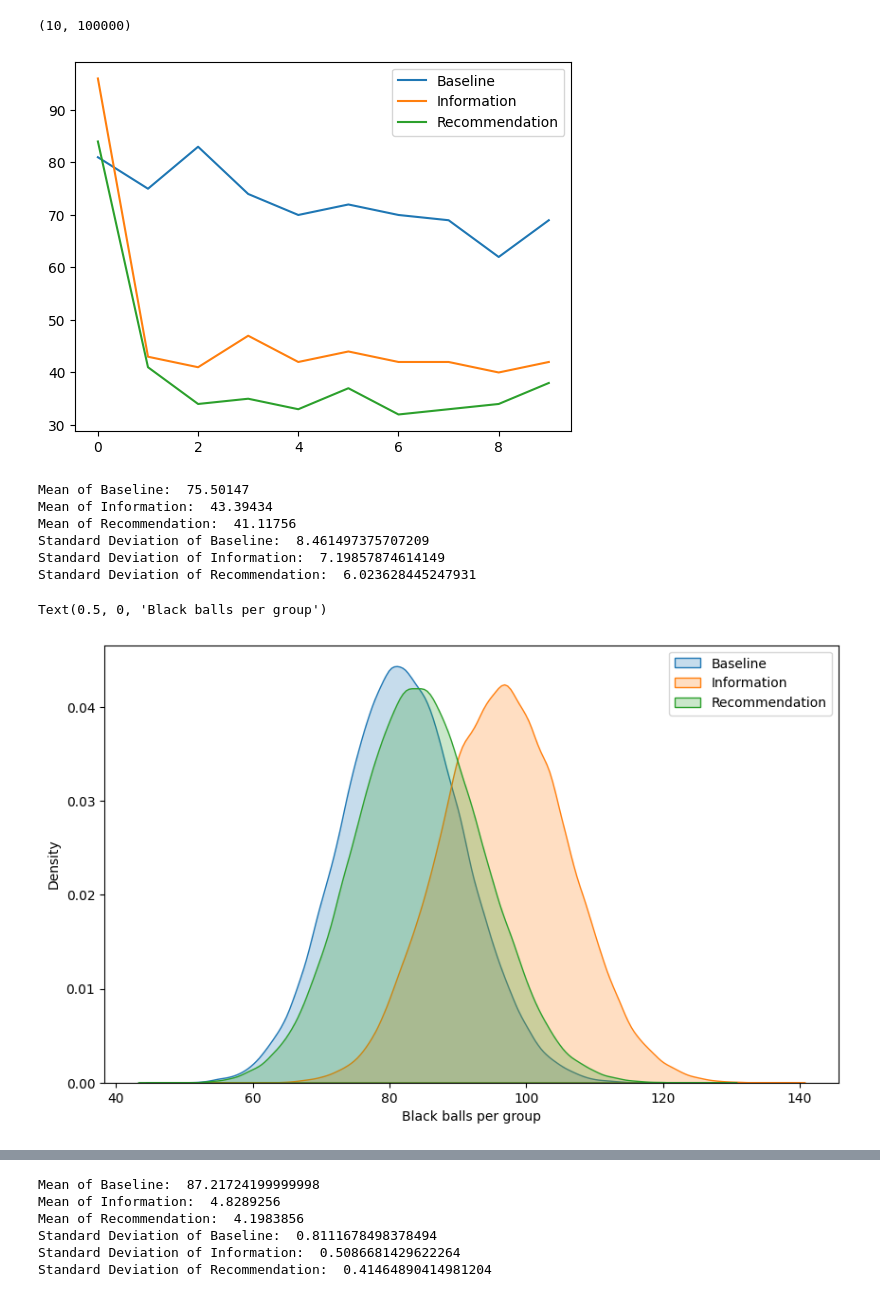
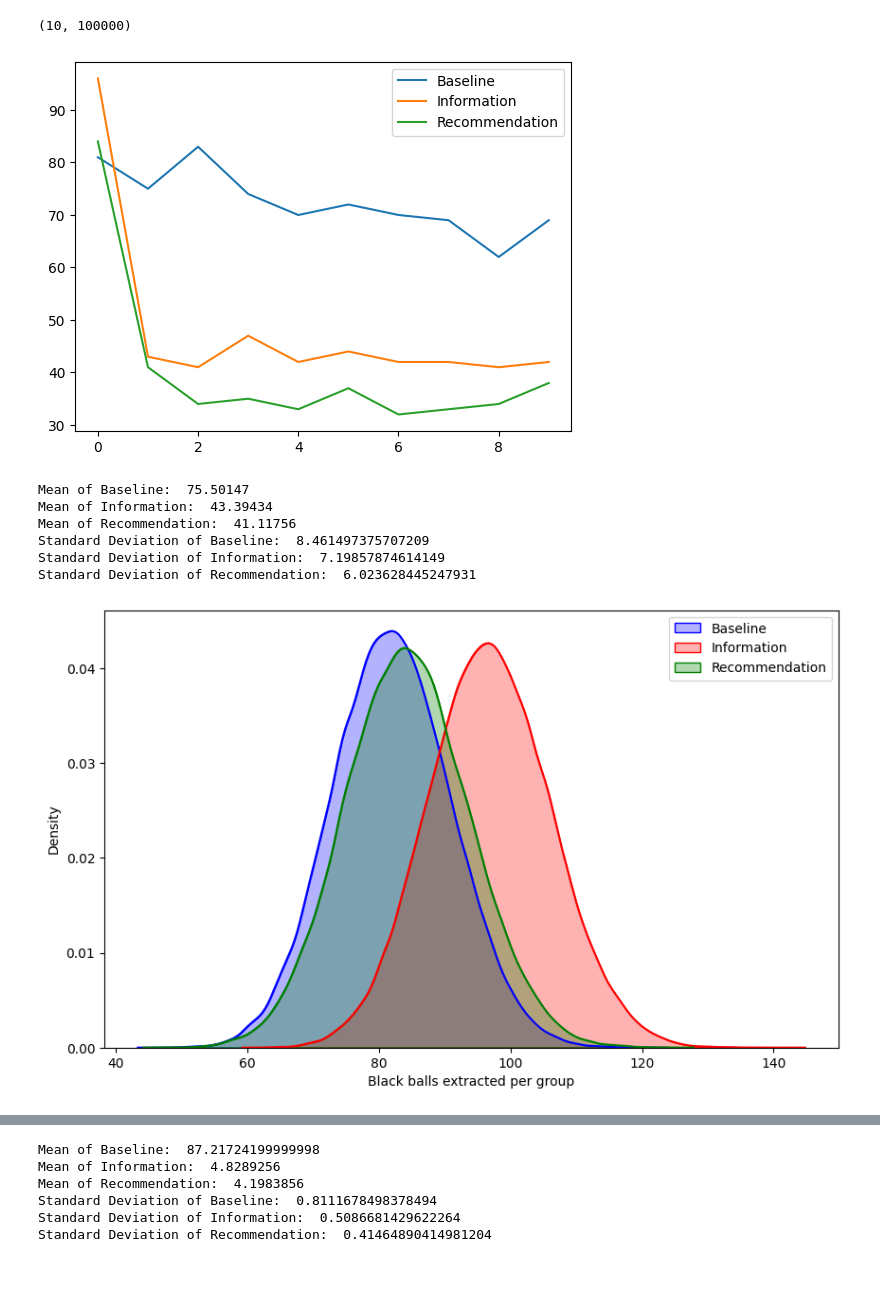
Before and after one commit to ncerutti/gender_compliance_paper, a Jupyter notebook: xplr.ipynb, the cells around one changed output, grey strips where cells are left out. Drawn from its saved outputs; the diff is of its cells as text; code cells hidden in the pictures.

Commit message:
change colors

```diff
--- a/xplr.ipynb
+++ b/xplr.ipynb
@@ -12,4 +12,4 @@ import pandas as pd
 import seaborn as sns
 import matplotlib.pyplot as plt
 
-dfra = pd.read_excel('./Data/exp1.xls')
+dfra = pd.read_excel('./exp1.xls')
@@ -89,7 +93,7 @@ plt.plot(avgb_reco, label = "Recommendation")
 plt.legend()
 plt.show()
 # %% [output]
-[figure, old version]
+[figure, new version]
 # %%
 # Since we are interested in the variable "black", representing the amount of black balls
 # extracted in the sample of 100, we look at its distribution by round (and treatment)
@@ -156,18 +183,20 @@ Standard Deviation of Recommendation:  6.023628445247931
 # %%
 import seaborn as sns
 
 fig, ax = plt.subplots(figsize=(10, 6))
-sns.kdeplot(totalb_base[0], label="Baseline", fill=True)
-sns.kdeplot(totalb_info[0], label="Information", fill=True)
-sns.kdeplot(totalb_reco[0], label="Recommendation", fill=True)
+sns.kdeplot(totalb_base[0], label="Baseline", fill=True, color="#0000ff", alpha=0.30)
+sns.kdeplot(totalb_base[0], label=None, fill=False, color="#0000ff", alpha=1)
+sns.kdeplot(totalb_info[0], label="Information", fill=True, color="#ff0000", alpha=0.30)
+sns.kdeplot(totalb_info[0], label=None, fill=False, color="#ff0000", alpha=1)
+sns.kdeplot(totalb_reco[0], label="Recommendation", fill=True, color="#008000", alpha=0.30)
+sns.kdeplot(totalb_reco[0], label=None, fill=False, color="#008000", alpha=1)
 ax.legend()
 ax.set_xlabel("Black balls extracted per group")
 
 # Uncomment the following line to save the figure
-# plt.savefig('os.path.dirname(__file__)}/Figs/simul.png', dpi=300)
+plt.savefig('./simul.png', dpi=300)
 # %% [output]
-Text(0.5, 0, 'Black balls per group')
-[figure, old version]
+[figure, new version]
 # %%
 
 # Here just in case we want to plot it in Bokeh, perhaps to put it online?
```
Also changed, not shown: parts of 2 cells of this notebook.
